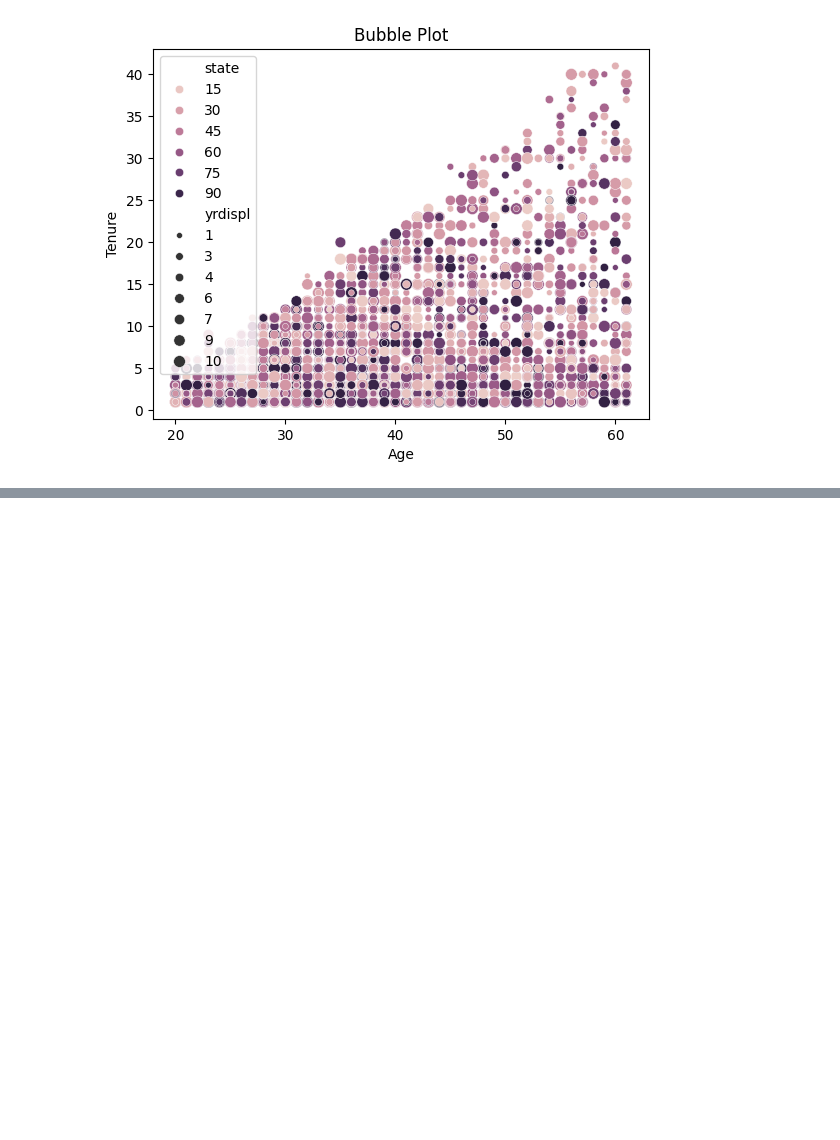
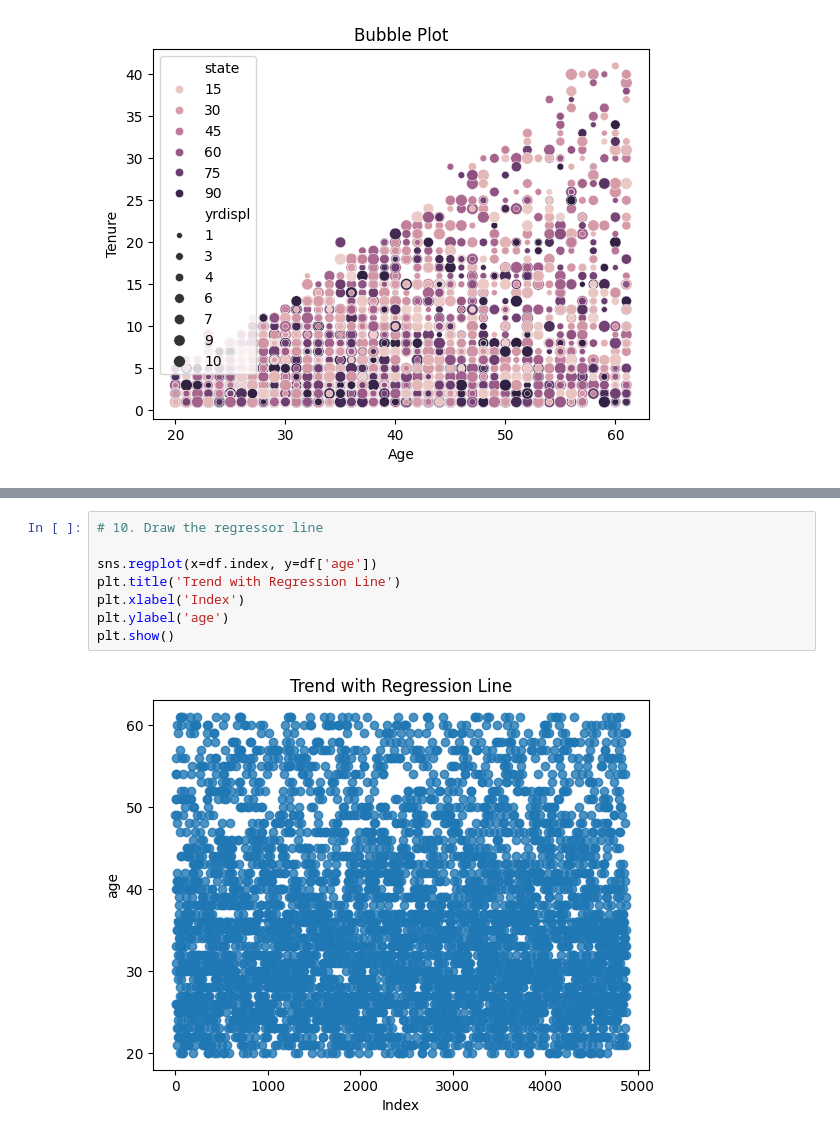
Before and after one commit to pragyaarya333/EDA_DA, a Jupyter notebook: DA_EDA.ipynb, the cells around one changed output, grey strips where cells are left out. Drawn from its saved outputs; the diff is of its cells as text; blank space fills up the shorter version.

```diff
--- a/DA_EDA.ipynb
+++ b/DA_EDA.ipynb
@@ -793,0 +948,10 @@ plt.show()
+# %%
+# 10. Draw the regressor line
+
+sns.regplot(x=df.index, y=df['age'])
+plt.title('Trend with Regression Line')
+plt.xlabel('Index')
+plt.ylabel('age')
+plt.show()
+# %% [output]
+[figure, added]
```
Also changed, not shown: parts of 12 cells of this notebook.
